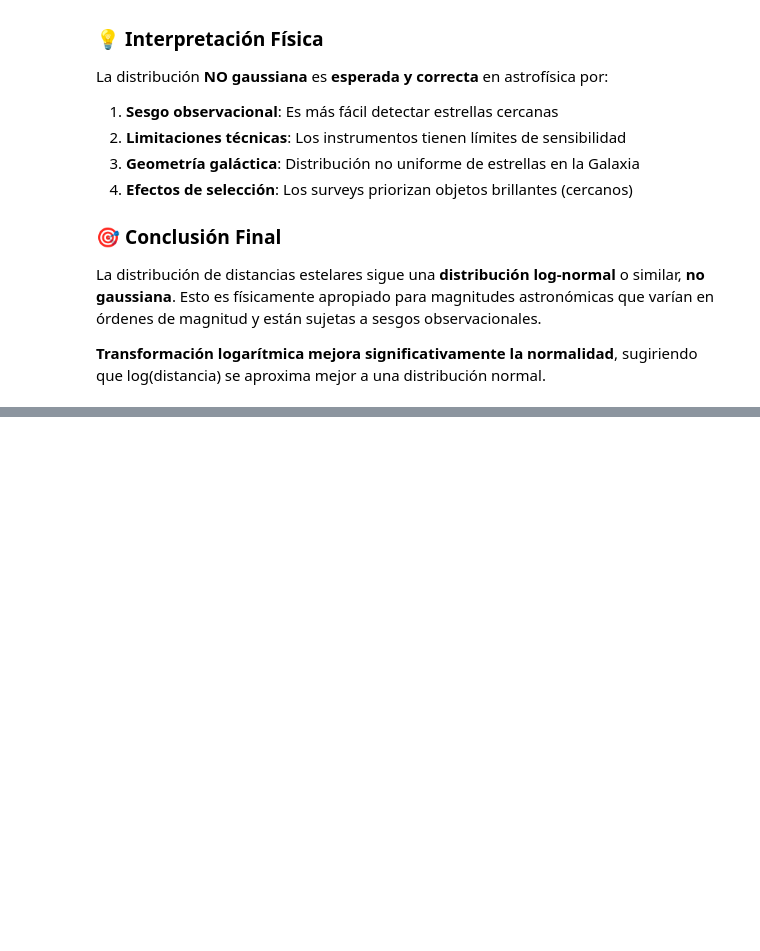
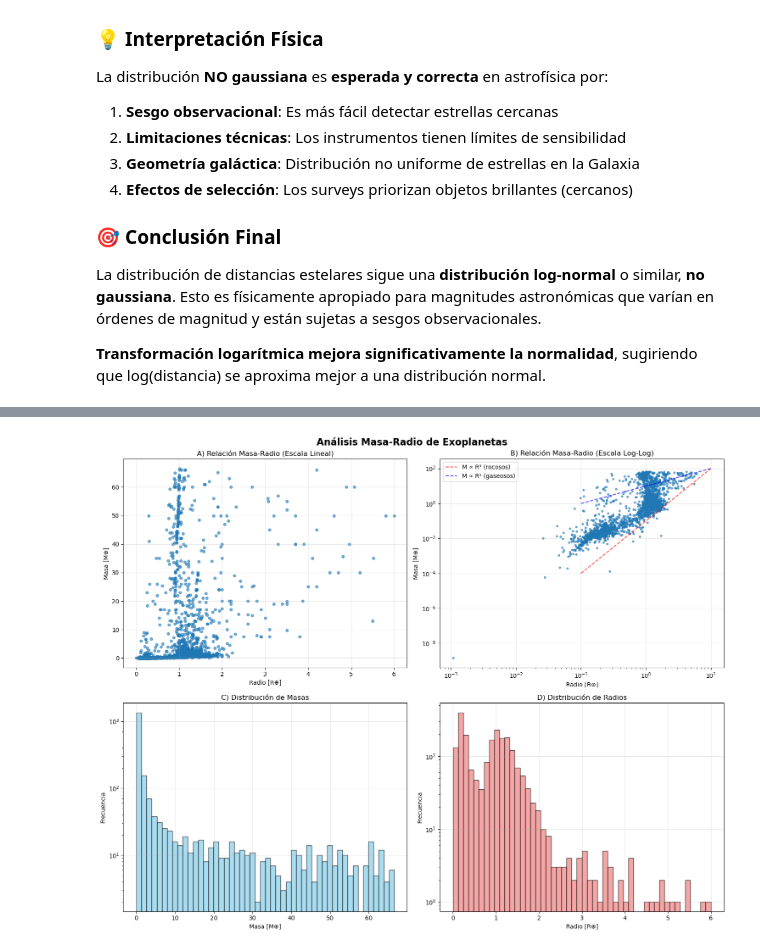
Before and after one commit to rubsanmon22/2025-unc-famaf-astro-astrometria1, a Jupyter notebook: tp3/tp3_exo.ipynb, the cells around one changed output, grey strips where cells are left out. Saved outputs shown, nothing was run; the diff lists cells and outputs as text; code cells hidden in the pictures; blank space fills up the shorter version.

```diff
--- a/tp3/tp3_exo.ipynb
+++ b/tp3/tp3_exo.ipynb
@@ -1190,0 +1287,90 @@ La distribución de distancias estelares sigue una **distribución log-normal**
+# %%
+import seaborn as sns
+
+print()
+print("=" * 70)
+print("2. GRÁFICO EXPLORATORIO MASA-RADIO")
+print("=" * 70)
+
+# Verificar que tenemos los datos
+if 'mr_data' not in globals() or 'df' not in globals():
+    print("❌ Error: Datos masa-radio no disponibles")
+    # Recrear mr_data si no existe
+    if 'df' in globals():
+        mr_data = df[(df['mass'].notna()) & (df['radius'].notna())].copy()
+        # Filtrar outliers
+        mass_q99 = mr_data['mass'].quantile(0.99)
+        radius_q99 = mr_data['radius'].quantile(0.99)
+        mr_data = mr_data[(mr_data['mass'] <= mass_q99) & (mr_data['radius'] <= radius_q99)]
+        globals()['mr_data'] = mr_data
+        print(f"✓ Datos recreados: {len(mr_data)} exoplanetas")
+    else:
+        print("Ejecuta primero las celdas anteriores para cargar los datos")
+else:
+    print(f"✓ Datos disponibles: {len(mr_data)} exoplanetas")
+
+if 'mr_data' in globals():
+    # Crear figura con subplots
+    fig, axes = plt.subplots(2, 2, figsize=(15, 12))
+    fig.suptitle('Análisis Masa-Radio de Exoplanetas', fontsize=16, fontweight='bold')
+
+    # 1. Gráfico lineal masa vs radio
+    axes[0,0].scatter(mr_data['radius'], mr_data['mass'], alpha=0.6, s=20)
+    axes[0,0].set_xlabel('Radio [R⊕]')
+    axes[0,0].set_ylabel('Masa [M⊕]')
+    axes[0,0].set_title('A) Relación Masa-Radio (Escala Lineal)')
+    axes[0,0].grid(True, alpha=0.3)
+
+    # 2. Gráfico log-log masa vs radio
+    axes[0,1].loglog(mr_data['radius'], mr_data['mass'], 'o', alpha=0.6, markersize=3)
+    axes[0,1].set_xlabel('Radio [R⊕]')
+    axes[0,1].set_ylabel('Masa [M⊕]')
+    axes[0,1].set_title('B) Relación Masa-Radio (Escala Log-Log)')
+    axes[0,1].grid(True, alpha=0.3)
+
+    # Líneas de referencia teóricas en log-log
+    r_ref = np.logspace(-1, 1, 100)
+    # Ley cúbica (rocosos): M ∝ R³
+    m_cubic = 0.1 * r_ref**3
+    # Ley lineal (gaseosos): M ∝ R¹
+    m_linear = 10 * r_ref**1
+
+    axes[0,1].plot(r_ref, m_cubic, '--', color='red', alpha=0.7, label='M ∝ R³ (rocosos)')
+    axes[0,1].plot(r_ref, m_linear, '--', color='blue', alpha=0.7, label='M ∝ R¹ (gaseosos)')
+    axes[0,1].legend()
+
+    # 3. Histograma de masas
+    axes[1,0].hist(mr_data['mass'], bins=50, alpha=0.7, color='skyblue', edgecolor='black')
+    axes[1,0].set_xlabel('Masa [M⊕]')
+    axes[1,0].set_ylabel('Frecuencia')
+    axes[1,0].set_title('C) Distribución de Masas')
+    axes[1,0].set_yscale('log')
+    axes[1,0].grid(True, alpha=0.3)
+
+    # 4. Histograma de radios
+    axes[1,1].hist(mr_data['radius'], bins=50, alpha=0.7, color='lightcoral', edgecolor='black')
+    axes[1,1].set_xlabel('Radio [R⊕]')
+    axes[1,1].set_ylabel('Frecuencia')
+    axes[1,1].set_title('D) Distribución de Radios')
+    axes[1,1].set_yscale('log')
+    axes[1,1].grid(True, alpha=0.3)
+
+    plt.tight_layout()
+    plt.show()
+
+    # Análisis estadístico básico
+    print(f"\n📊 Análisis estadístico:")
+    print(f"• Correlación Pearson (M-R): {mr_data['mass'].corr(mr_data['radius']):.3f}")
+    print(f"• Correlación Spearman (M-R): {mr_data['mass'].corr(mr_data['radius'], method='spearman'):.3f}")
+
+    # Correlación en escala log
+    log_mass = np.log10(mr_data['mass'])
+    log_radius = np.log10(mr_data['radius'])
+    print(f"• Correlación log-log: {np.corrcoef(log_mass, log_radius)[0,1]:.3f}")
+
+    print(f"\n🔬 Observaciones iniciales:")
+    print(f"• Rango de masas: {mr_data['mass'].min():.3f} - {mr_data['mass'].max():.1f} M⊕")
+    print(f"• Rango de radios: {mr_data['radius'].min():.3f} - {mr_data['radius'].max():.1f} R⊕")
+    print(f"• Distribución aparentemente bimodal en el gráfico log-log")
+    print(f"• Posible transición entre planetas rocosos y gaseosos")
+# %% [output]
@@ -1190,0 +1381 @@ La distribución de distancias estelares sigue una **distribución log-normal**
+[figure, added]
```
Also changed, not shown: parts of 15 cells of this notebook, 1 other file.
